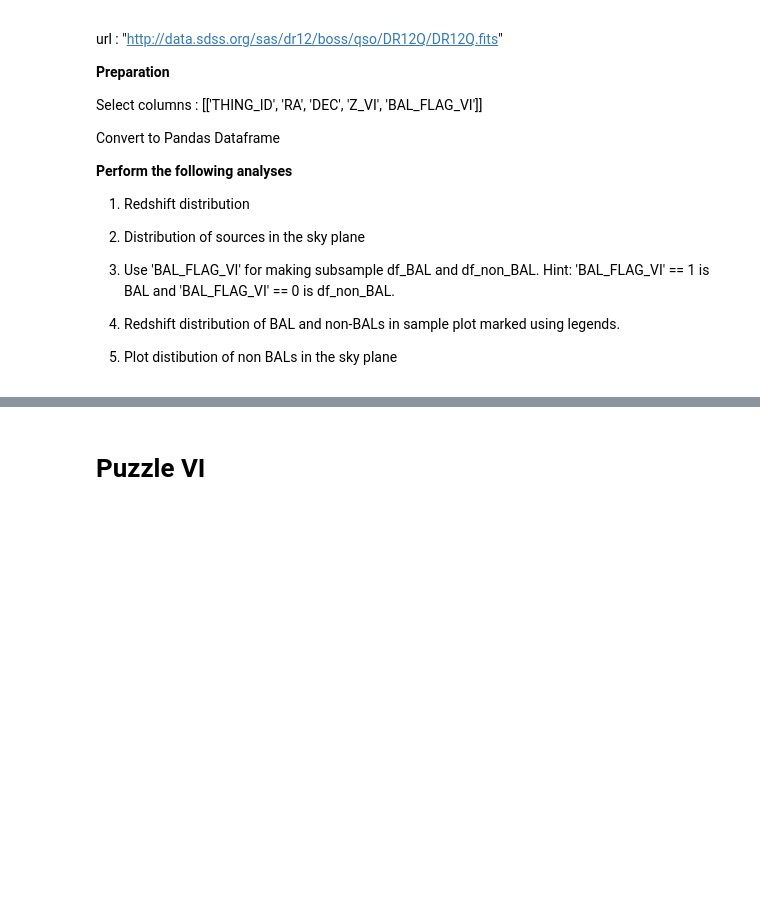
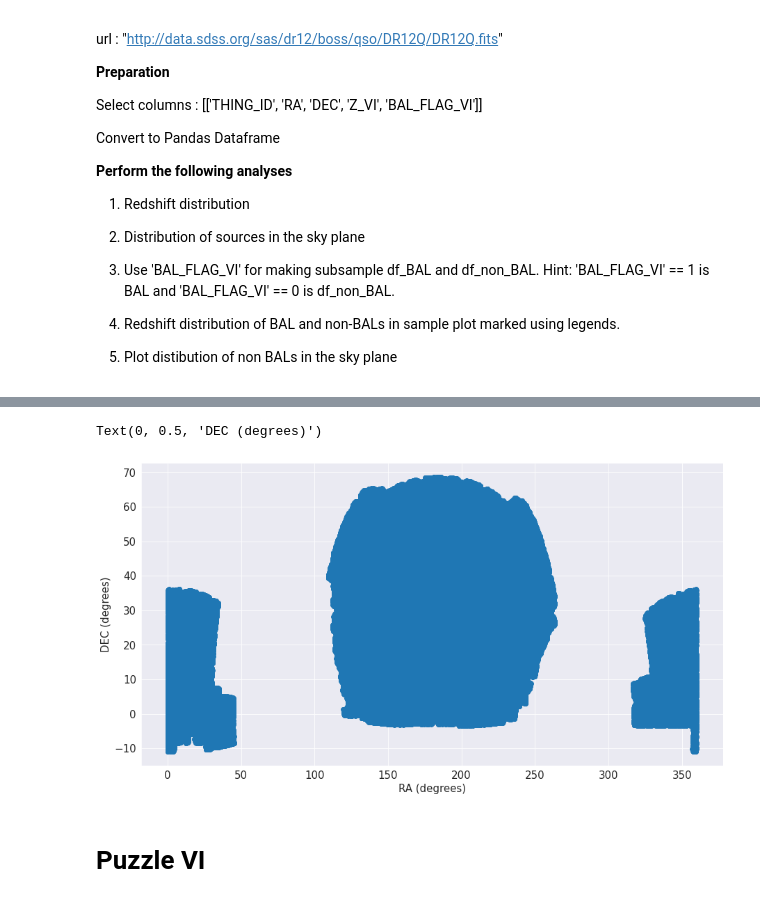
Before and after one commit to rahule-1999/DDA-python, a Jupyter notebook: Week_3/Module_3_1_Tabular_Data.ipynb, the cells around one changed output, grey strips where cells are left out. Saved outputs shown, nothing was run; the diff lists cells and outputs as text; code cells hidden in the pictures; blank space fills up the shorter version.

```diff
--- a/Week_3/Module_3_1_Tabular_Data.ipynb
+++ b/Week_3/Module_3_1_Tabular_Data.ipynb
@@ -497,8 +559,14 @@ data =
 # %%
 # Distribution of non-BALs on the sky plane
-x =
-y =
+x = df_no_BAL['RA']
+y = df_no_BAL['DEC']
+plt.figure(figsize = (15,8))
 plt.scatter(x,y)
+plt.xlabel("RA (degrees)")
+plt.ylabel("DEC (degrees)")
+# %% [output]
+Text(0, 0.5, 'DEC (degrees)')
+[figure, added]
 # %% [markdown]
 # **Puzzle VI**
 # %% [markdown]
```
Also changed, not shown: parts of 17 cells of this notebook.
